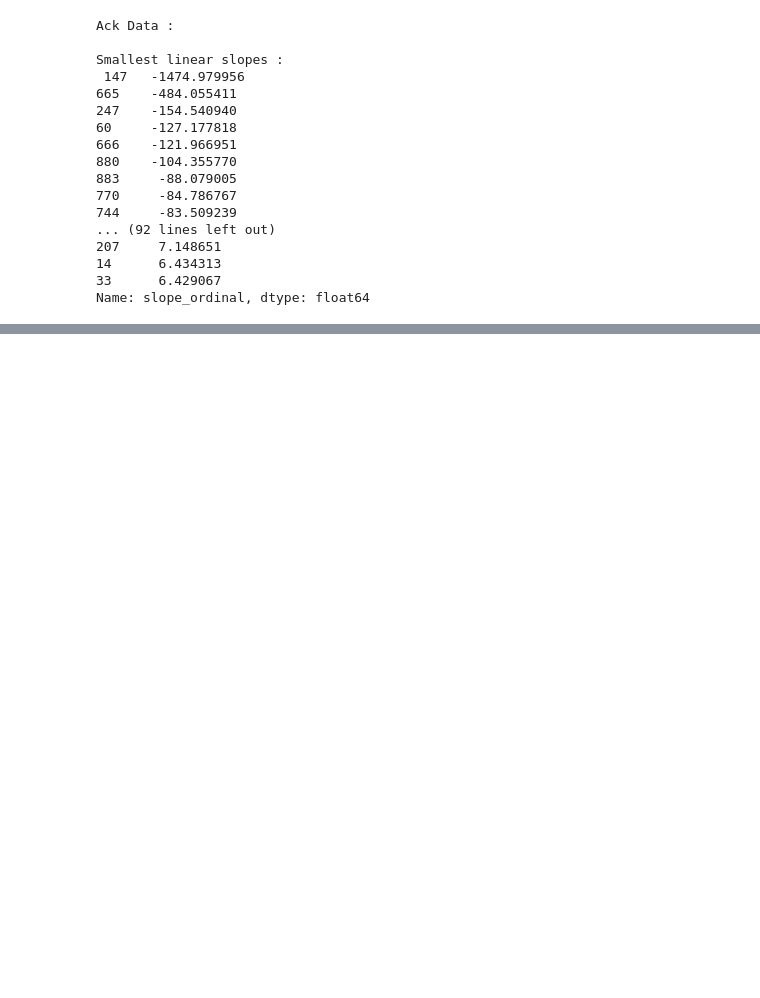
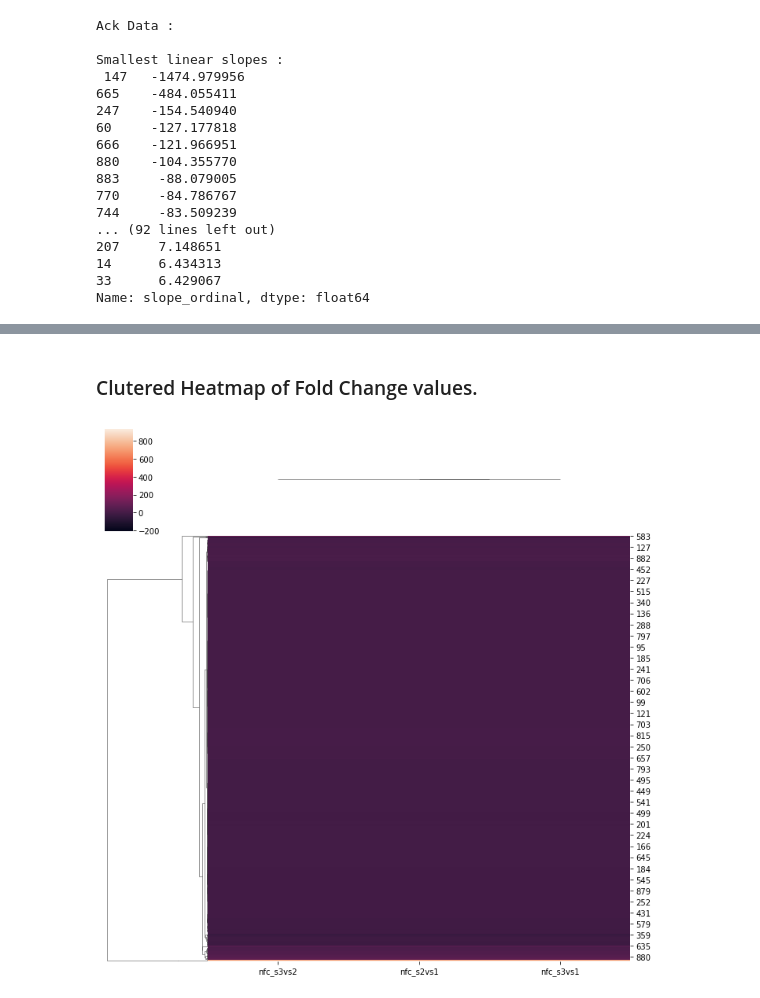
Before and after one commit to KyraGriffin/bmsip_internship_seta, a Jupyter notebook: protein_isolation.ipynb, the cells around one changed output, grey strips where cells are left out. Saved outputs shown, nothing was run; the diff lists cells and outputs as text; code cells hidden in the pictures; blank space fills up the shorter version.

```diff
--- a/protein_isolation.ipynb
+++ b/protein_isolation.ipynb
@@ -451,0 +497,20 @@ Name: slope_ordinal, dtype: float64
+# %% [markdown]
+### Clutered Heatmap of Fold Change values.
+# %%
+ack_data = nfc_plot_data_ack.iloc[:,0:3]
+total_data = nfc_plot_data_total.iloc[:,0:3]
+# nfc_s2vs1	nfc_s3vs1	nfc_s3vs2
+ack_data['nfc_s2vs1'] = pd.to_numeric(ack_data['nfc_s2vs1'],errors = 'coerce')
+ack_data['nfc_s3vs1'] = pd.to_numeric(ack_data['nfc_s2vs1'],errors = 'coerce')
+ack_data['nfc_s3vs2'] = pd.to_numeric(ack_data['nfc_s2vs1'],errors = 'coerce')
+ack_data.replace(np.nan,0)
+# ack_data.insert(0, proteomics_ack['Gene Name'].name, proteomics_ack['Gene Name'])
+
+# ack_data = ack_data.set_index('Gene Name')
+
+
+ack_data
+sns.clustermap(ack_data)
+plt.show();
+# %% [output]
+[figure, added]
```
Also changed, not shown: parts of 11 cells of this notebook.
